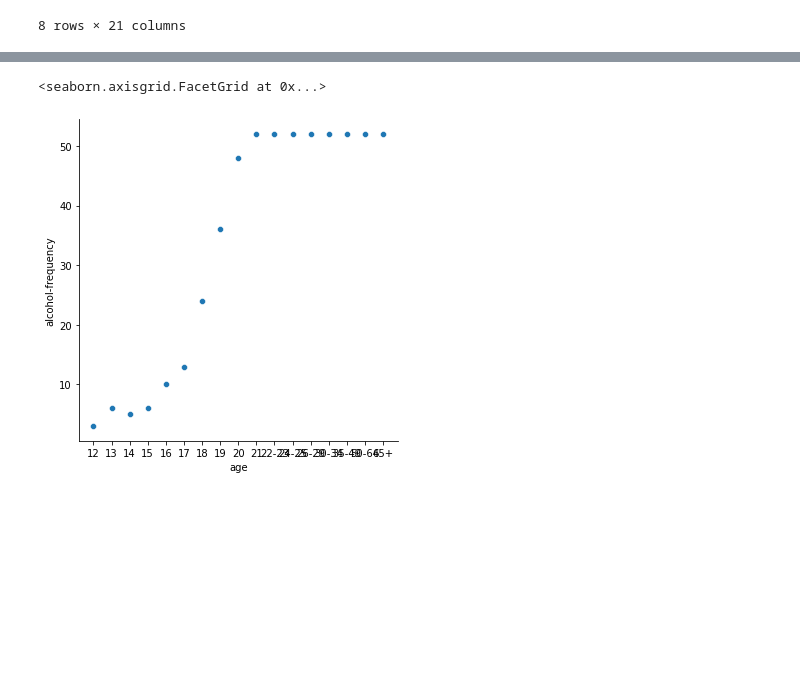
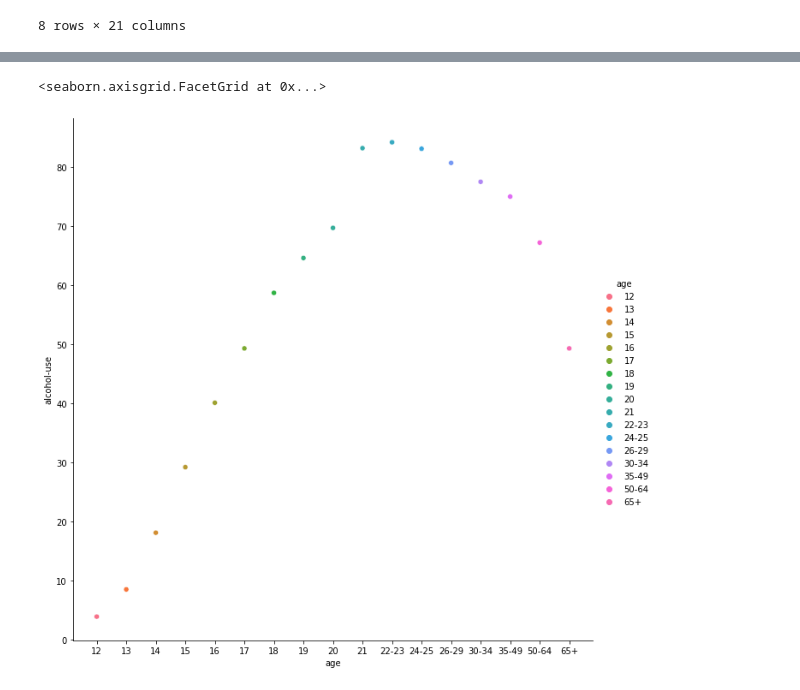
Before and after one commit to Mikkke/python_project, a Jupyter notebook: drug_by_age.ipynb, the cells around one changed output, grey strips where cells are left out. Drawn from its saved outputs; the diff is of its cells as text; code cells hidden in the pictures; blank space fills up the shorter version.

```diff
--- a/drug_by_age.ipynb
+++ b/drug_by_age.ipynb
@@ -72,6 +102,6 @@ drug.describe()
 # %%
-sns.relplot(data=drug,x="age",y="alcohol-frequency")
+sns.relplot(data=drug,x="age",y="alcohol-use",hue="age",height=9)
 #le module seaborn nous permet de generer des graphique visuel de nos données
 # %% [output]
 <seaborn.axisgrid.FacetGrid at 0x...>
-[figure, old version]
+[figure, new version]
```
Also changed, not shown: parts of 19 cells of this notebook.
